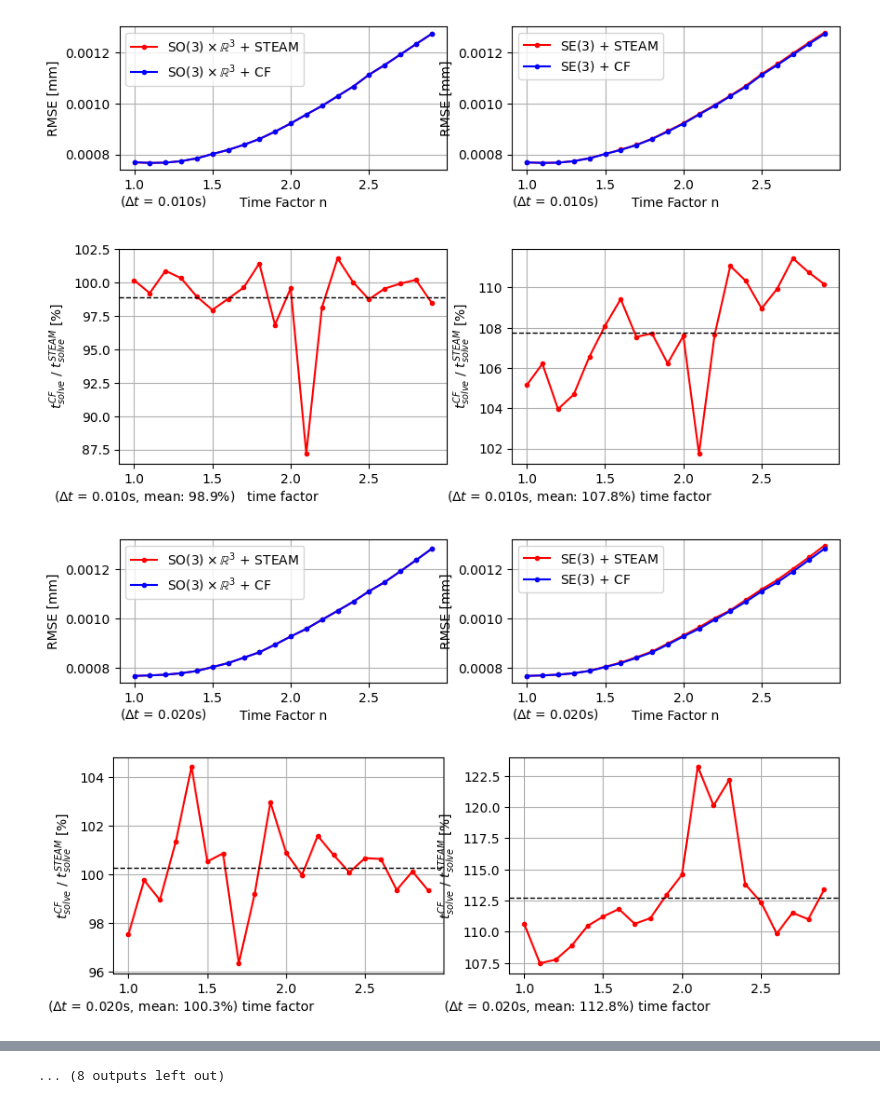
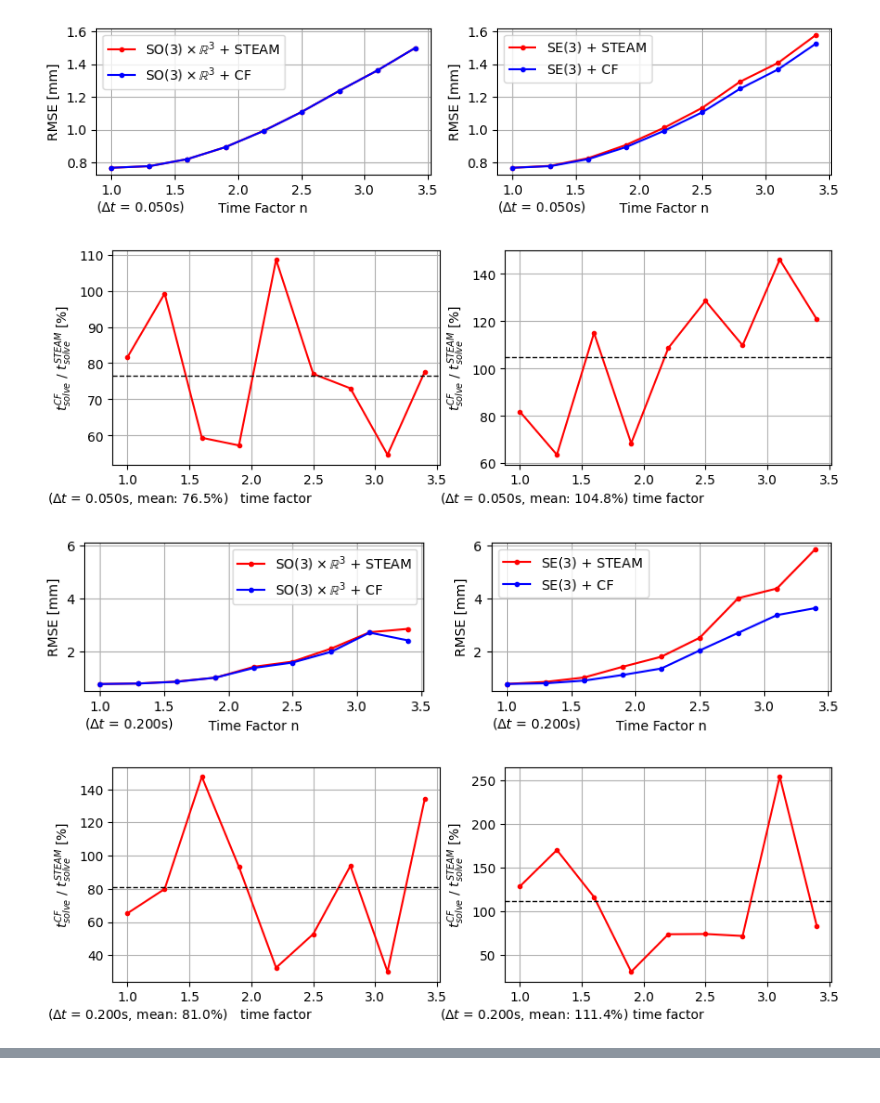
Before and after one commit to brytsknguyen/gptr, a Jupyter notebook: scripts/analyze_vi.ipynb, the cells around one changed output, grey strips where cells are left out. Drawn from its saved outputs; the diff is of its cells as text; code cells hidden in the pictures.

Commit message:
fixed vicalib exp

```diff
--- a/scripts/analyze_vi.ipynb
+++ b/scripts/analyze_vi.ipynb
@@ -3,9 +3,9 @@ import pandas as pd
 import numpy as np
 import matplotlib.pyplot as plt
 
-log_dir = '/media/tmn/mySataSSD1/Experiments/gptr_v2/logs/vicalib/'
-df = pd.read_csv(log_dir + '/logvicalib_backup.csv')
-# df = pd.read_csv(log_dir + '/vicalib.csv')
+log_dir = '/media/tmn/mySataSSD1/Experiments/gptr_v2/logs/vicalib1/'
+# df = pd.read_csv(log_dir + '/logvicalib_backup.csv')
+df = pd.read_csv(log_dir + '/vicalib.csv')
 
 df.sort_values(by=['tskew', 'dt'], inplace=True)
 
@@ -20,8 +20,8 @@ ms = sorted(list(set(df['m'].tolist())))
 
 def plotAPCF(ax, dftemp, poseres, m):
     poseresmath = r'$\mathrm{SO}(3)\times\mathbb{R}^3$' if poseres.lower() == 'so3xr3' else '$\mathrm{SE}(3)$'
-    ax.plot(dftemp["n"], dftemp[f"{poseres.lower()}ap_rmse"], marker="o", markersize=3, linestyle="-", color='r', label=f"{poseresmath} + STEAM")
-    ax.plot(dftemp["n"], dftemp[f"{poseres.lower()}cf_rmse"], marker="o", markersize=3, linestyle="-", color='b', label=f"{poseresmath} + CF")
+    ax.plot(dftemp["n"], dftemp[f"{poseres.lower()}ap_rmse"]*1000, marker="o", markersize=3, linestyle="-", color='r', label=f"{poseresmath} + STEAM")
+    ax.plot(dftemp["n"], dftemp[f"{poseres.lower()}cf_rmse"]*1000, marker="o", markersize=3, linestyle="-", color='b', label=f"{poseresmath} + CF")
     ax.grid('on')
     ax.set_xlabel('Time Factor n')
     ax.set_ylabel('RMSE [mm]')
@@ -49,41 +49,42 @@ for m in ms:
     # if m not in [0.05, 0.1]:
     #     continue
 
-    dftemp = df[(df['m'] == m) ]
+    dftemp = df[(df['m'] == m) & (df['n'] <= 3.5)]
     fig, ax = plt.subplots(1, 2, figsize=(10, 2))
     plotAPCF(ax[0], dftemp, 'SO3xR3', m)
     plotAPCF(ax[1], dftemp, 'SE3', m)
 
     ylims = ax[0].get_ylim() + ax[1].get_ylim()
     ymin, ymax = min(ylims), max(ylims)
 
-    ax[0].set_ylim([ymin, ymax])
-    ax[1].set_ylim([ymin, ymax])
+    ax[0].set_ylim([ymin, min(ymax, np.inf)])
+    ax[1].set_ylim([ymin, min(ymax, np.inf)])
 
-    ymean = ymin + (ymax - ymin)*0.45
+    # ymean = ymin + (ymax - ymin)*0.45
+
     ax[0].text(0, -0.25,  f'($\Delta t$ = {m:.3f}s)', transform=ax[0].transAxes)
     ax[1].text(0, -0.25,  f'($\Delta t$ = {m:.3f}s)', transform=ax[1].transAxes)
 
     # ax[0].set_xticks(np.arange(1, 25, 5))
     # ax[1].set_xticks(np.arange(1, 25, 5))
 
     plt.show()
 
     # fig.tight_layout()
     fig.savefig(log_dir + f'vi_so3xr3_dt_{int(m*1000):03d}.jpg', bbox_inches='tight', dpi=300)
 
     # Plot the computational time
     fig, ax = plt.subplots(1, 2, figsize=(10, 3))
     mean0 = plotAPCFTslv(ax[0], dftemp, 'SO3xR3', m)
     mean1 = plotAPCFTslv(ax[1], dftemp, 'SE3', m)
 
     ax[0].text(-0.2, -0.175, f'($\Delta t$ = {m:.3f}s, mean: {mean0:.1f}%)', transform=ax[0].transAxes)
     ax[1].text(-0.2, -0.175, f'($\Delta t$ = {m:.3f}s, mean: {mean1:.1f}%)', transform=ax[1].transAxes)
 
     # fig.tight_layout()
     fig.savefig(log_dir + f'vi_so3xr3_tslv_dt_{int(m*1000):03d}.jpg', bbox_inches='tight', dpi=300)
 # %% [output]
-[figure, old version]
+[figure, new version]
-[figure, old version]
+[figure, new version]
-[figure, old version]
+[figure, new version]
-[figure, old version]
+[figure, new version]
@@ -98 +90,0 @@ for m in ms:
-... (8 outputs left out)
```
Also changed, not shown: parts of 1 cell of this notebook, 2 other files.
